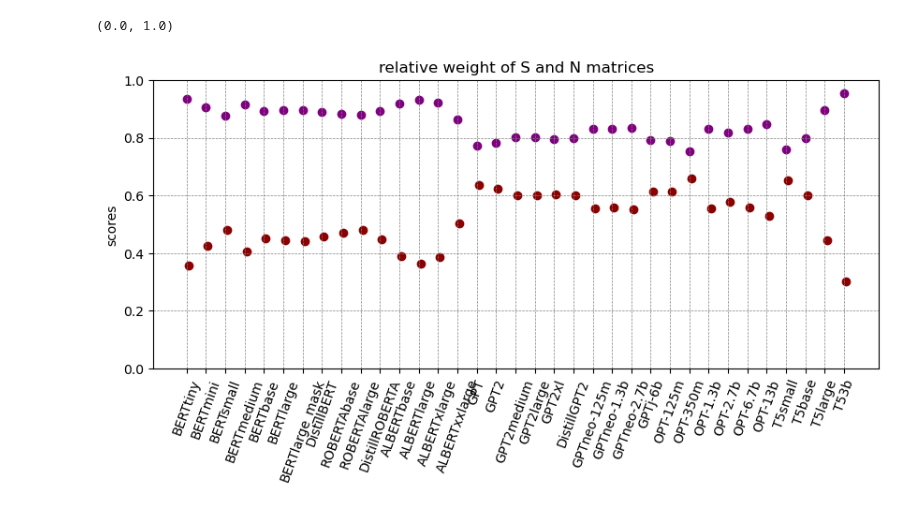
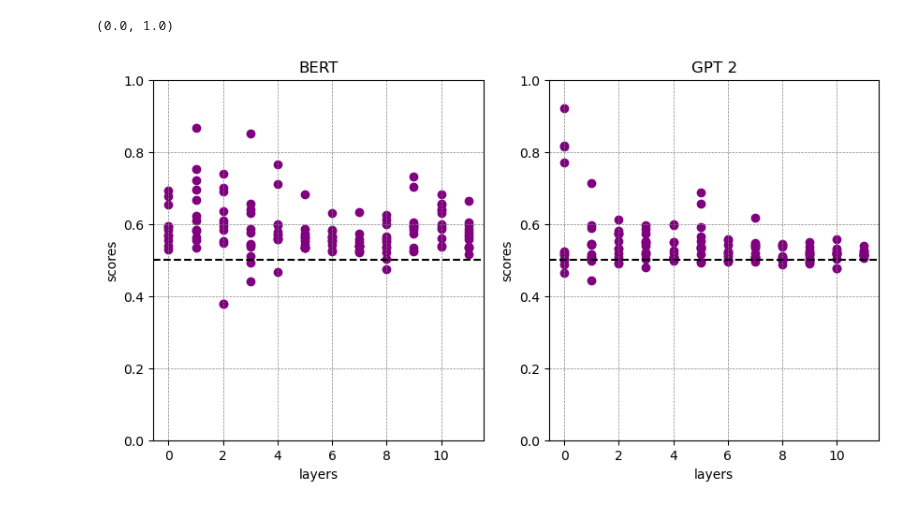
Before and after one commit to matteosaponati/attention-geometry, a Jupyter notebook: figures/fig_scores.ipynb, the cells around one changed output. Drawn from its saved outputs; the diff is of its cells as text; code cells hidden in the pictures.

```diff
--- a/figures/fig_scores.ipynb
+++ b/figures/fig_scores.ipynb
@@ -42,22 +37,39 @@ plt.ylim(0,1)
-# %%
-plt.figure(figsize=(10,4))
-
-for i, model in enumerate(SList):
-
-    plt.scatter(i*np.ones(SList[i].size),SList[i].flatten(),color='purple',alpha=.001)
-    plt.scatter(i,np.median(SList[i].flatten()),color='purple')
-    plt.scatter((i+.1)*np.ones(NList[i].size),NList[i].flatten(),color='darkred',alpha=.001)
-    plt.scatter(i+.1,np.median(NList[i].flatten()),color='darkred')
-
-plt.grid(color = 'gray', linestyle = '--', linewidth = 0.5)
-plt.title('relative weight of S and N matrices')
-plt.ylabel('scores')
-plt.xticks(np.arange(len(names)),names)
-plt.xticks(rotation=70)
-plt.ylim(0,1)
-# %% [output]
-(0.0, 1.0)
-[figure, removed]
+# %%
+with open('../data/fig_scores/models.pkl', 'rb') as file:
+    models = pickle.load(file)
+
+SList = [models[key][-2] for key in list(models.keys())]
+NList = [models[key][-1] for key in list(models.keys())]
+names = list(models.keys())
+
+plt.figure(figsize=(10,5))
+
+plt.subplot(1,2,1)
+
+for k in range(SList[4].shape[0]):
+    plt.scatter(k*np.ones(SList[4][k].size),(SList[4][k]**2),color='purple')
+
+plt.grid(color = 'gray', linestyle = '--', linewidth = 0.5)
+plt.axhline(y=.5,color='k',linestyle='dashed')
+plt.title('BERT')
+plt.ylabel('scores')
+plt.xlabel('layers')
+plt.ylim(0,1)
+
+plt.subplot(1,2,2)
+
+for k in range(SList[8].shape[0]):
+    plt.scatter(k*np.ones(SList[8][k].size),(SList[9][k]**2),color='purple')
+
+plt.grid(color = 'gray', linestyle = '--', linewidth = 0.5)
+plt.title('GPT 2')
+plt.ylabel('scores')
+plt.xlabel('layers')
+plt.axhline(y=.5,color='k',linestyle='dashed')
+plt.ylim(0,1)
+# %% [output]
+(0.0, 1.0)
+[figure, added]
 # %%
 """
 Visualization of the symmetry and anti-symmetry scores across layers and heads
```
Also changed, not shown: parts of 3 cells of this notebook, 2 other files.
